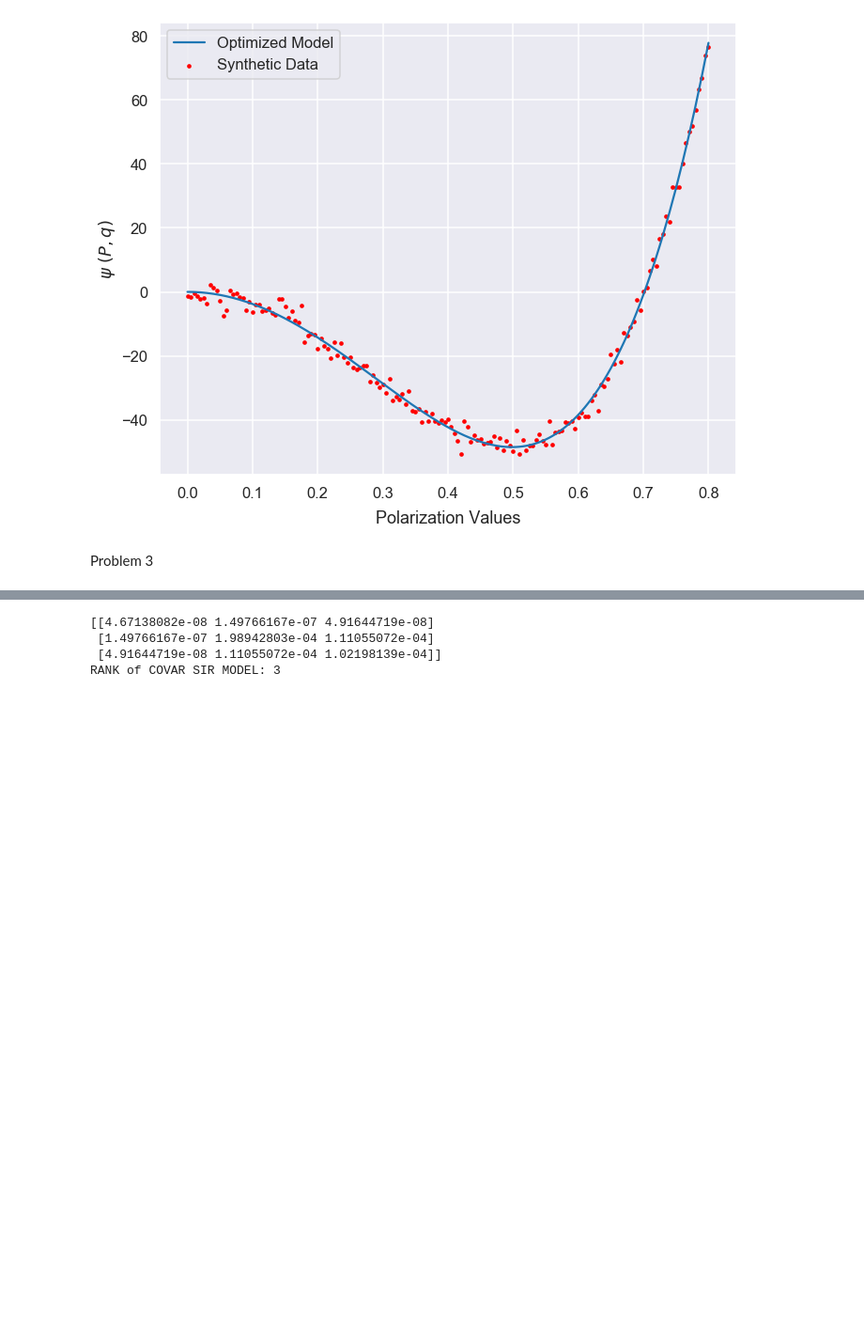
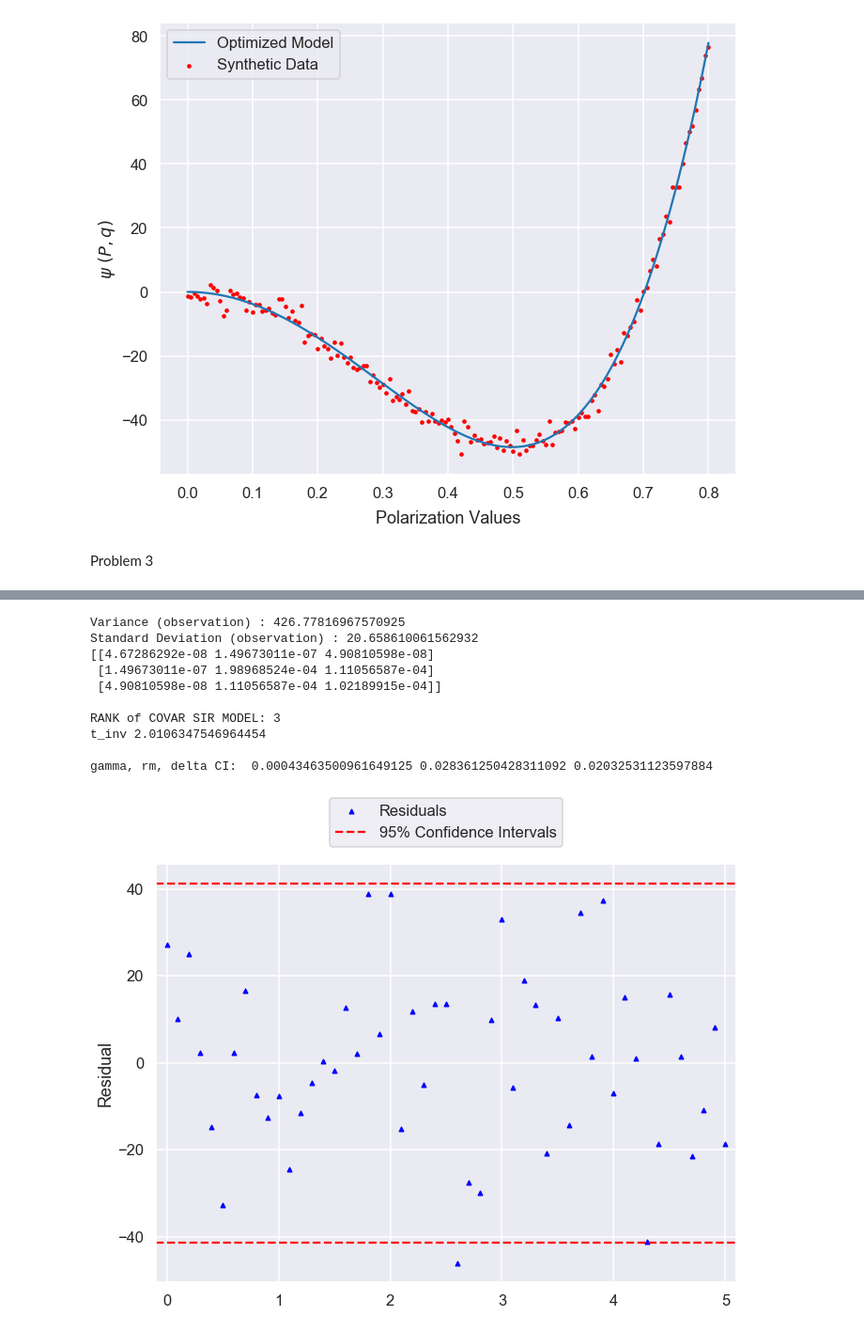
Before and after one commit to adamcwatts/MA540_UQ, a Jupyter notebook: Project3/Project3_Workup.ipynb, the cells around one changed output, grey strips where cells are left out. Shown at 94% size. Cells and saved outputs as stored; diff of their text form; code cells hidden in the pictures; blank space fills up the shorter version.

```diff
--- a/Project3/Project3_Workup.ipynb
+++ b/Project3/Project3_Workup.ipynb
@@ -336,18 +348,46 @@ Chi_SIR = sensitvity_gen(1, solution_to_minimize_me.x)
 Res_SIR = SIR_DATA[:, 1] - sol_optimal.y[1]
 var_SIR = (1 / (51-3))*(np.transpose(Res_SIR)@Res_SIR)
 
+
+print('Variance (observation) :',var_SIR)
+
+print('Standard Deviation (observation) :',np.sqrt(var_SIR))
+
 covar_SIR = var_SIR*np.linalg.inv(np.transpose(Chi_SIR)@Chi_SIR)
 rank_of_covar_SIR = np.linalg.matrix_rank(covar_SIR)
 print(covar_SIR)
-print('RANK of COVAR SIR MODEL:', rank_of_covar_SIR)
+print('\nRANK of COVAR SIR MODEL:', rank_of_covar_SIR)
 
 t_inv = scipy.stats.t.ppf(1-0.05/2, 51-3)
+
+print("t_inv", t_inv)
 
 gamma_CI = t_inv*np.sqrt(var_SIR)*np.sqrt(covar_SIR[0][0]/var_SIR)
 r_CI =  t_inv*np.sqrt(var_SIR)*np.sqrt(covar_SIR[1][1]/var_SIR)
 delta_CI = t_inv*np.sqrt(var_SIR)*np.sqrt(covar_SIR[2][2]/var_SIR)
+
+print()
+print('gamma, rm, delta CI: ' ,gamma_CI, r_CI, delta_CI)
 # %% [output]
-[[4.67138082e-08 1.49766167e-07 4.91644719e-08]
- [1.49766167e-07 1.98942803e-04 1.11055072e-04]
- [4.91644719e-08 1.11055072e-04 1.02198139e-04]]
+Variance (observation) : 426.77816967570925
+Standard Deviation (observation) : 20.658610061562932
+[[4.67286292e-08 1.49673011e-07 4.90810598e-08]
+ [1.49673011e-07 1.98968524e-04 1.11056587e-04]
+ [4.90810598e-08 1.11056587e-04 1.02189915e-04]]
+
 RANK of COVAR SIR MODEL: 3
+t_inv 2.0106347546964454
+
+gamma, rm, delta CI:  0.00043463500961649125 0.028361250428311092 0.02032531123597884
+# %%
+fig, axe = plt.subplots(ncols=1, nrows=1, figsize=(10,8))
+plt.scatter(t_domain, y-sol_optimal.y[1], s=20, marker='^',  c='b', label="Residuals")
+plt.hlines(2*np.sqrt(var_SIR), -0.1, 5.1, colors='r', linestyles='--', label='95% Confidence Intervals')
+plt.hlines(-2*np.sqrt(var_SIR), -0.1, 5.1, colors='r', linestyles='--')
+plt.xlim(-0.1, 5.1)
+axe.legend(bbox_to_anchor=(0.5, 1.1), loc='center', borderaxespad=0.);
+fig.subplots_adjust(top=0.8)
+plt.ylabel('Residual')
+plt.tight_layout()
+# %% [output]
+[figure, added]
```
Also changed, not shown: parts of 6 cells of this notebook.
